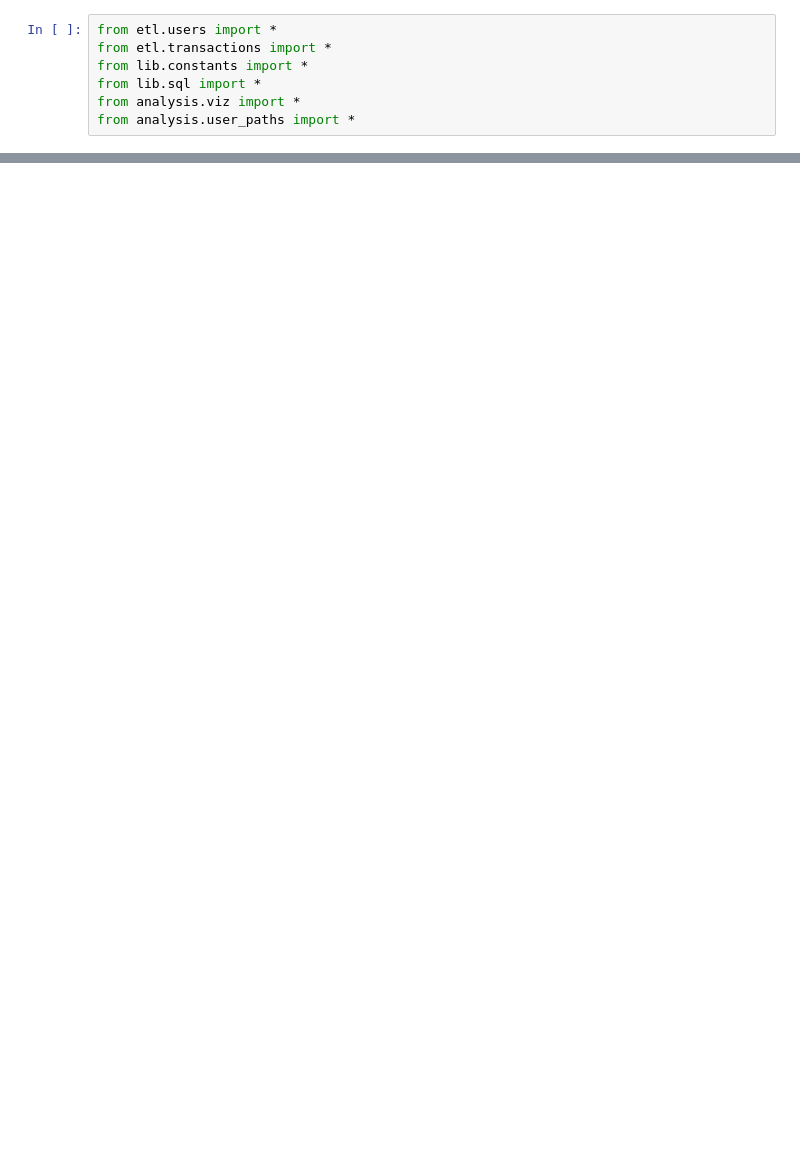
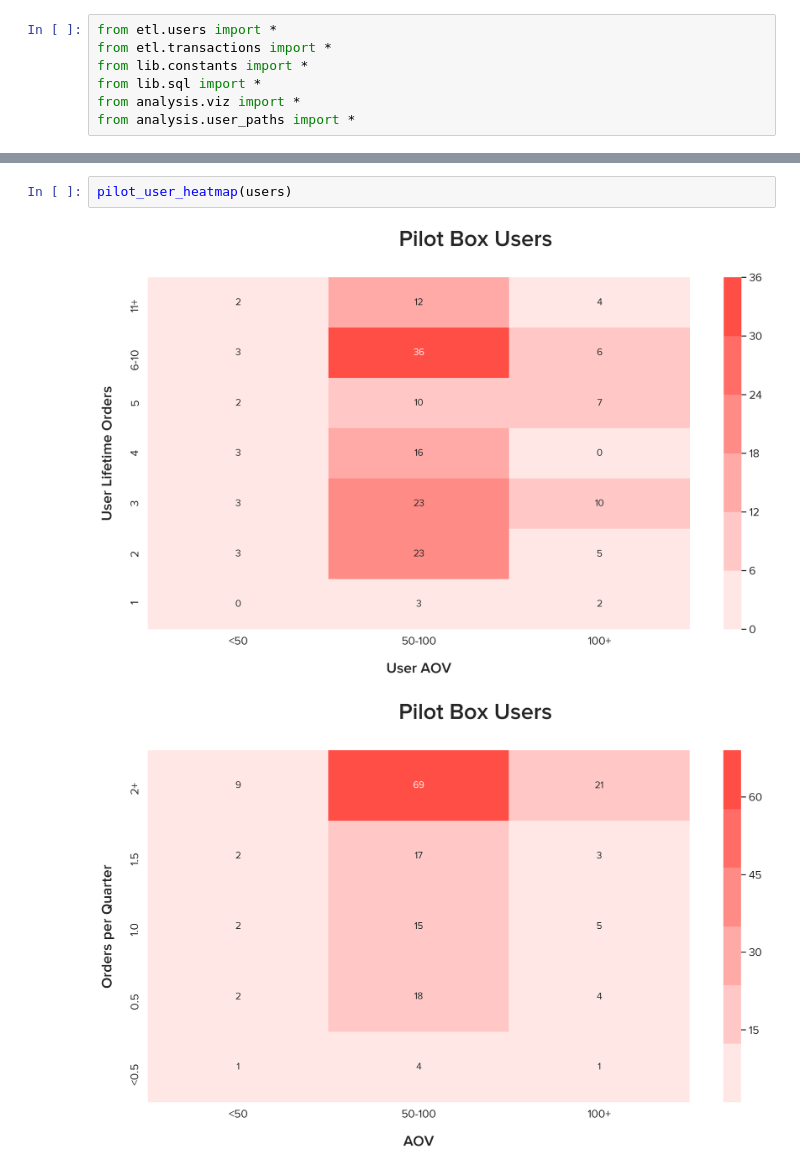
Before and after one commit to giokincade/primary, a Jupyter notebook: notebooks/Post-Engagement Viz.ipynb, the cells around one changed output, grey strips where cells are left out. Saved outputs shown, nothing was run; the diff lists cells and outputs as text; blank space fills up the shorter version.

```diff
--- a/notebooks/Post-Engagement Viz.ipynb
+++ b/notebooks/Post-Engagement Viz.ipynb
@@ -40,0 +57,5 @@ users[
+# %%
+pilot_user_heatmap(users)
+# %% [output]
+[figure, added]
+[figure, added]
```
Also changed, not shown: parts of 2 cells of this notebook, 3 other files.
